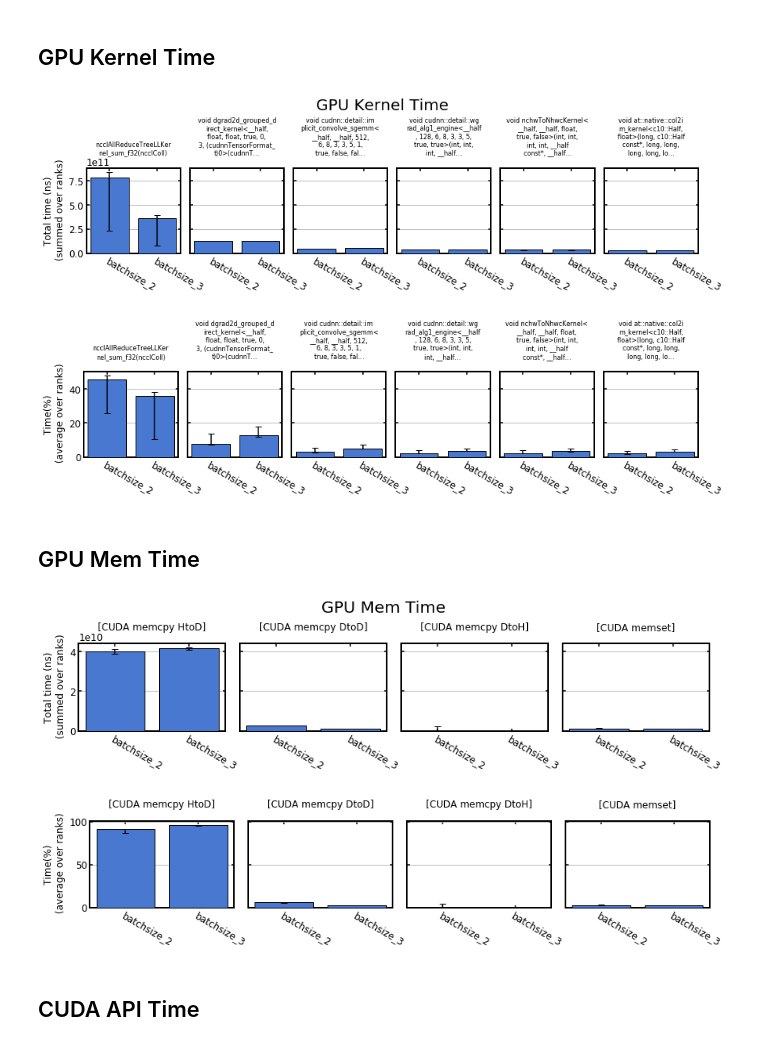
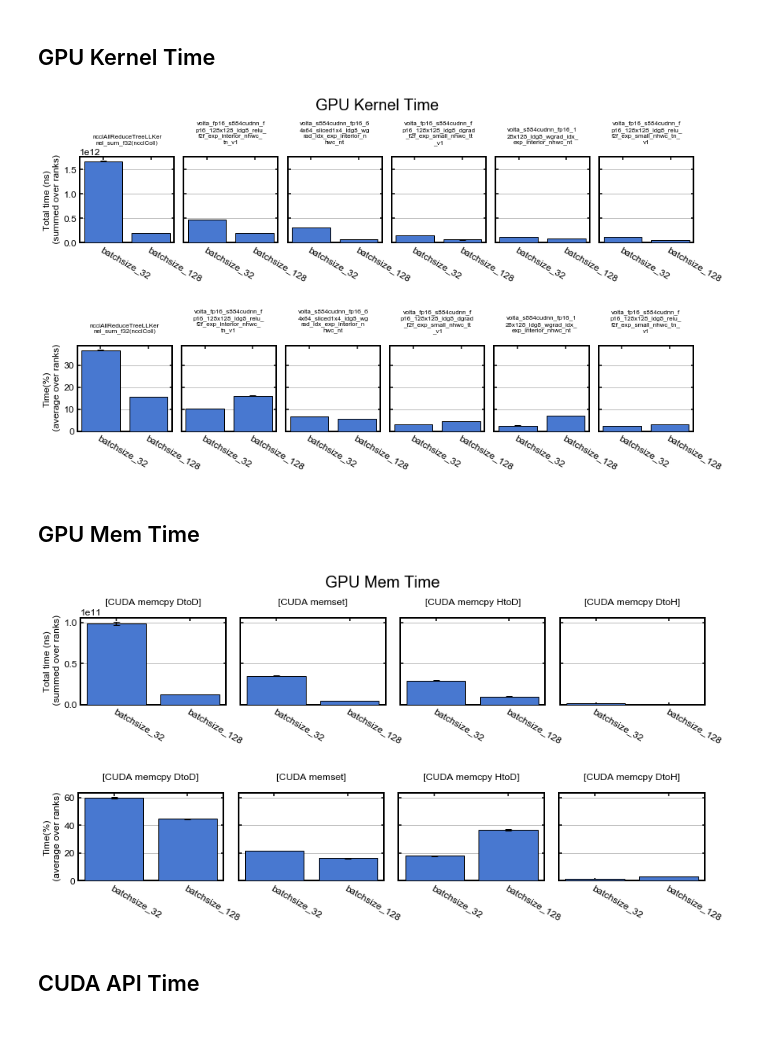
Before and after one commit to mrowan137/ml-performance-benchmark, a Jupyter notebook: deepcam/summit/analysis/plot_time_vs_batchsize.ipynb, the cells around one changed output. Saved outputs shown, nothing was run; the diff lists cells and outputs as text; code cells hidden in the pictures.

Commit message:
deepcam summit cleanup

```diff
--- a/deepcam/summit/analysis/plot_time_vs_batchsize.ipynb
+++ b/deepcam/summit/analysis/plot_time_vs_batchsize.ipynb
@@ -85,10 +60,17 @@ acc    = np.array([0.5537644492255317, 0.5575202306111654])
 # %%
+batch_size = np.array(['32', '128'])
+duration_seconds = []
+
+starts = np.array(['18:28:03.263724', '17:01:13.566772']) # 0.0 train_accuracy
+stops  = np.array(['19:46:16.130530', '17:39:53.846414']) # >= 0.60 train_accuracy
+
+fmt = '%H:%M:%S.%f'
 for i,b in enumerate(batch_size):
-    start = starts[i]
-    stop = stops[i]
+    start = datetime.datetime.strptime(starts[i], fmt)
+    stop = datetime.datetime.strptime(stops[i], fmt)
     t = stop - start
-    t_seconds = t*10.**-3
-    t_minutes = int(round(t_seconds / 60))
+    t_seconds = t.total_seconds()
+    t_minutes = int(round(t.total_seconds() / 60))
     duration_seconds.append(t_seconds)
     print("batch size = {}, duration = {} sec = {} min".format(b, t_seconds, t_minutes))
 # %% [output]
@@ -97,22 +79,9 @@ batch size = 3, duration = 1908.858 sec = 32 min
 # %%
-fig, axs = plt.subplots(1, 2, figsize=(10,4))
-plt.sca(axs[0])
 x = range(len(batch_size))
 plt.bar(x, duration_seconds, zorder=5, color=colors[0])
 plt.xlabel('Batch size')
 plt.ylabel('Time (s)')
-plt.title('Walltime to train accuracy of 0.56')
+plt.title('Walltime to train accuracy of 0.60')
 plt.gca().yaxis.grid(True)
 plt.xticks(x, labels=batch_size);
-
-plt.sca(axs[1])
-x = range(len(batch_size))
-plt.bar(x, steps, zorder=5, color=colors[0])
-plt.xlabel('Steps')
-plt.ylabel('Time (s)')
-plt.title('Steps to validation accuracy of 0.56')
-plt.gca().yaxis.grid(True)
-plt.xticks(x, labels=batch_size);
-
-plt.tight_layout()
 # %% [output]
@@ -122,14 +91,13 @@ plt.tight_layout()
 # %%
 nRoutines = 6
 all_batch = list(d._hash.keys())[:]
-ranksPerNodeCori = 8
-n_nodes = 2
-nRanks = np.array([ranksPerNodeCori*n_nodes for x in all_batch])
-expensiveRoutines = d['batchsize_2']['r0']['gpukernsum']['Name'][:nRoutines].values
+ranksPerNodeSummit = 6
+nRanks = np.array([ranksPerNodeSummit*8 for x in all_batch])
+expensiveRoutines = d['batchsize_32']['r0']['gpukernsum']['Name'][:nRoutines].values
 
 # Compare raw times
 fig, axs = plt.subplots(nrows=1, ncols=nRoutines, sharey=True, figsize=(14, 2.))
-plt.suptitle('GPU Kernel Time', y=1.5, fontsize=20)
+plt.suptitle('GPU Kernel Time', y=1.4, fontsize=20)
 for i, routine in enumerate(expensiveRoutines):
     expensiveRoutineTimesSum = [ np.array( [np.array(d[batch][r]['gpukernsum'].loc[d[batch][r]['gpukernsum']['Name'] == routine]['Total Time (ns)'])
                                              for r in d[batch].keys()] ).sum() for batch in all_batch]
@@ -145,52 +113,50 @@ for i, routine in enumerate(expensiveRoutines):
     plt.gca().title.set_y(1.1)
     plt.bar(all_batch, expensiveRoutineTimesSum, color=colors[0],
             yerr=yerrs, edgecolor='k',
-           capsize=4, zorder=10, ecolor='k')
+           capsize=4, zorder=5, ecolor='k')
     plt.gca().yaxis.grid(True)
 
     plt.xticks(rotation=-30, ha="left", rotation_mode="anchor")
     if i==0: plt.ylabel('Total time (ns)\n (summed over ranks)')
 
 fig.subplots_adjust(wspace=0.1)
-#plt.savefig('figs/DeepCam_Batch_GPU_Kernel_Time_ns.png', dpi=150, bbox_inches='tight')
+plt.savefig('figs/Batch_GPU_Kernel_Time_ns.png', dpi=150, bbox_inches='tight')
 
 # Compare % times
 fig, axs = plt.subplots(nrows=1, ncols=nRoutines, sharey=True, figsize=(14, 2.))
 for i, routine in enumerate(expensiveRoutines):
     expensiveRoutineTimesSum = [ np.array( [np.array(d[batch][r]['gpukernsum'].loc[d[batch][r]['gpukernsum']['Name'] == routine]['Time(%)'])
                                              for r in d[batch].keys()] ).mean() for batch in all_batch]
     expensiveRoutineTimesMin = [ np.array( [np.array(d[batch][r]['gpukernsum'].loc[d[batch][r]['gpukernsum']['Name'] == routine]['Time(%)'])
                                              for r in d[batch].keys()] ).min() for batch in all_batch]
     expensiveRoutineTimesMax = [ np.array( [np.array(d[batch][r]['gpukernsum'].loc[d[batch][r]['gpukernsum']['Name'] == routine]['Time(%)'])
                                              for r in d[batch].keys()] ).max() for batch in all_batch]
     yerrs = np.array([err for err in zip(np.array(expensiveRoutineTimesSum) - np.array(expensiveRoutineTimesMin),
                                          np.array(expensiveRoutineTimesMax) - np.array(expensiveRoutineTimesSum))]).T
 
     plt.sca(axs.flatten()[i])
     plt.gca().set_title("\n".join(wrap(routine, 22)), fontsize='8')
     plt.gca().title.set_y(1.1)
     plt.bar(all_batch, expensiveRoutineTimesSum, color=colors[0],
             yerr=yerrs, edgecolor='k',
            capsize=4, zorder=10, ecolor='k')
     plt.gca().yaxis.grid(True)
 
     plt.xticks(rotation=-30, ha="left", rotation_mode="anchor")
     if i==0: plt.ylabel('Time(%)\n (average over ranks)')
 
 fig.subplots_adjust(wspace=0.1)
-#plt.savefig('figs/DeepCam_Batch_GPU_Kernel_Time_Percent.png', dpi=150, bbox_inches='tight')
+plt.savefig('figs/Batch_GPU_Kernel_Time_Percent.png', dpi=150, bbox_inches='tight')
 # %% [output]
-[figure, old version]
+[figure, new version]
-[figure, old version]
+[figure, new version]
 # %% [markdown]
 ## GPU Mem Time
 # %%
-nRoutines = 6
-all_batch = list(d._hash.keys())[:]
-ranksPerNodeCori = 8
-n_nodes = 2
-nRanks = np.array([ranksPerNodeCori*n_nodes for x in all_batch])
-expensiveRoutines = d['batchsize_2']['r0']['gpumemtimesum']['Operation'].values
+all_batch = list(d._hash.keys())
+ranksPerNodeSummit = 6
+nRanks = np.array([ranksPerNodeSummit*8 for x in all_batch])
+expensiveRoutines = d['batchsize_32']['r0']['gpumemtimesum']['Operation'].values
 
 # Compare raw times
 fig, axs = plt.subplots(nrows=1, ncols=len(expensiveRoutines), sharey=True, figsize=(14, 2.))
@@ -217,7 +183,7 @@ for i, routine in enumerate(expensiveRoutines):
     if i==0: plt.ylabel('Total time (ns)\n (summed over ranks)')
 
 fig.subplots_adjust(wspace=0.1)
-#plt.savefig('figs/DeepCam_Batch_GPU_Mem_Time_ns.png', dpi=150, bbox_inches='tight')
+plt.savefig('figs/Batch_GPU_Mem_Time_ns.png', dpi=150, bbox_inches='tight')
 
 # Compare % times
 fig, axs = plt.subplots(nrows=1, ncols=len(expensiveRoutines), sharey=True, figsize=(14, 2.))
@@ -243,10 +209,10 @@ for i, routine in enumerate(expensiveRoutines):
     if i==0: plt.ylabel('Time(%)\n (average over ranks)')
 
 fig.subplots_adjust(wspace=0.1)
-#plt.savefig('figs/DeepCam_Batch_GPU_Mem_Time_Percent.png', dpi=150, bbox_inches='tight')
+plt.savefig('figs/Batch_GPU_Mem_Time_Percent.png', dpi=150, bbox_inches='tight')
 # %% [output]
-[figure, old version]
+[figure, new version]
-[figure, old version]
+[figure, new version]
 # %% [markdown]
 ## CUDA API Time
 # %%
```
Also changed, not shown: parts of 12 cells of this notebook, 5 other files.
